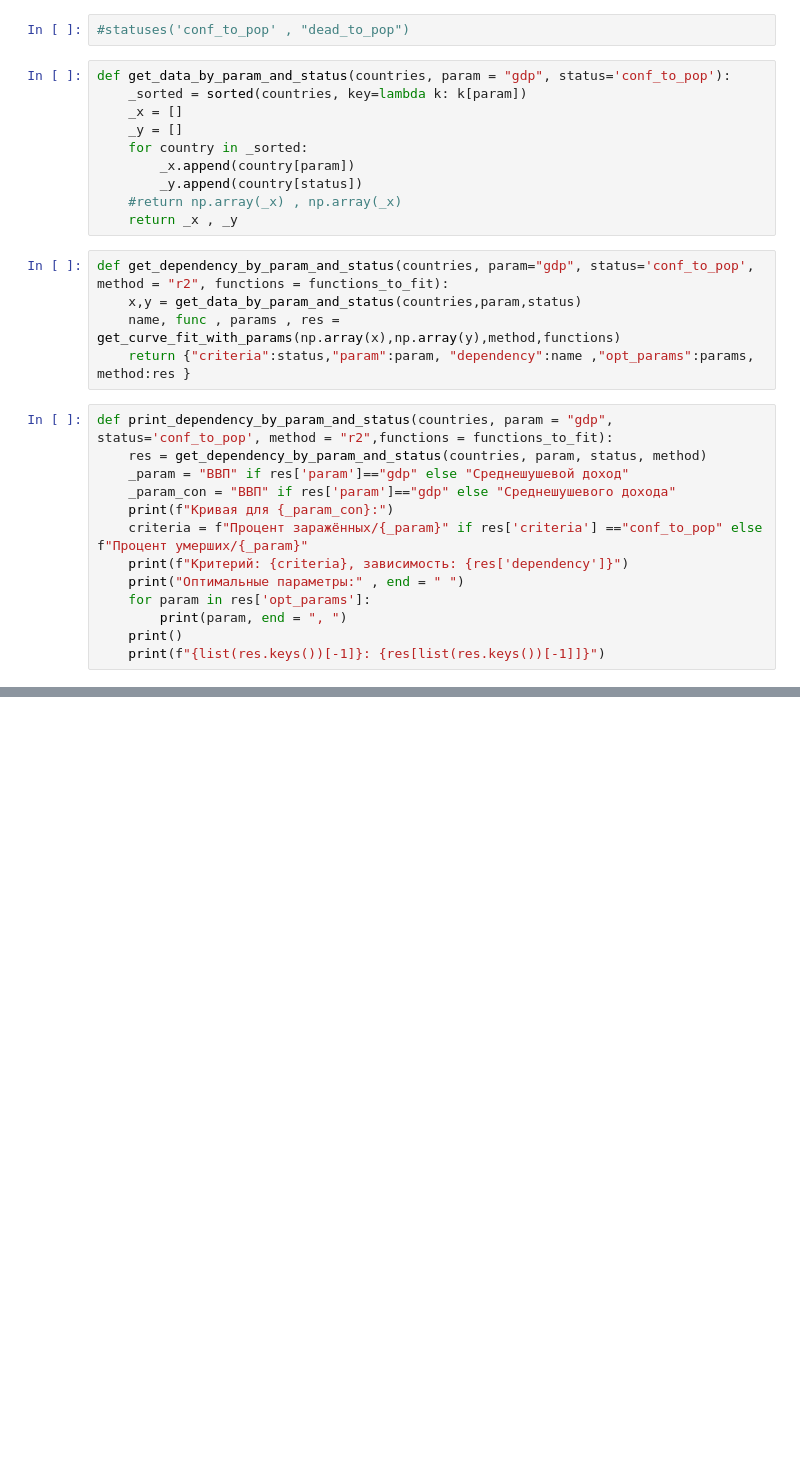
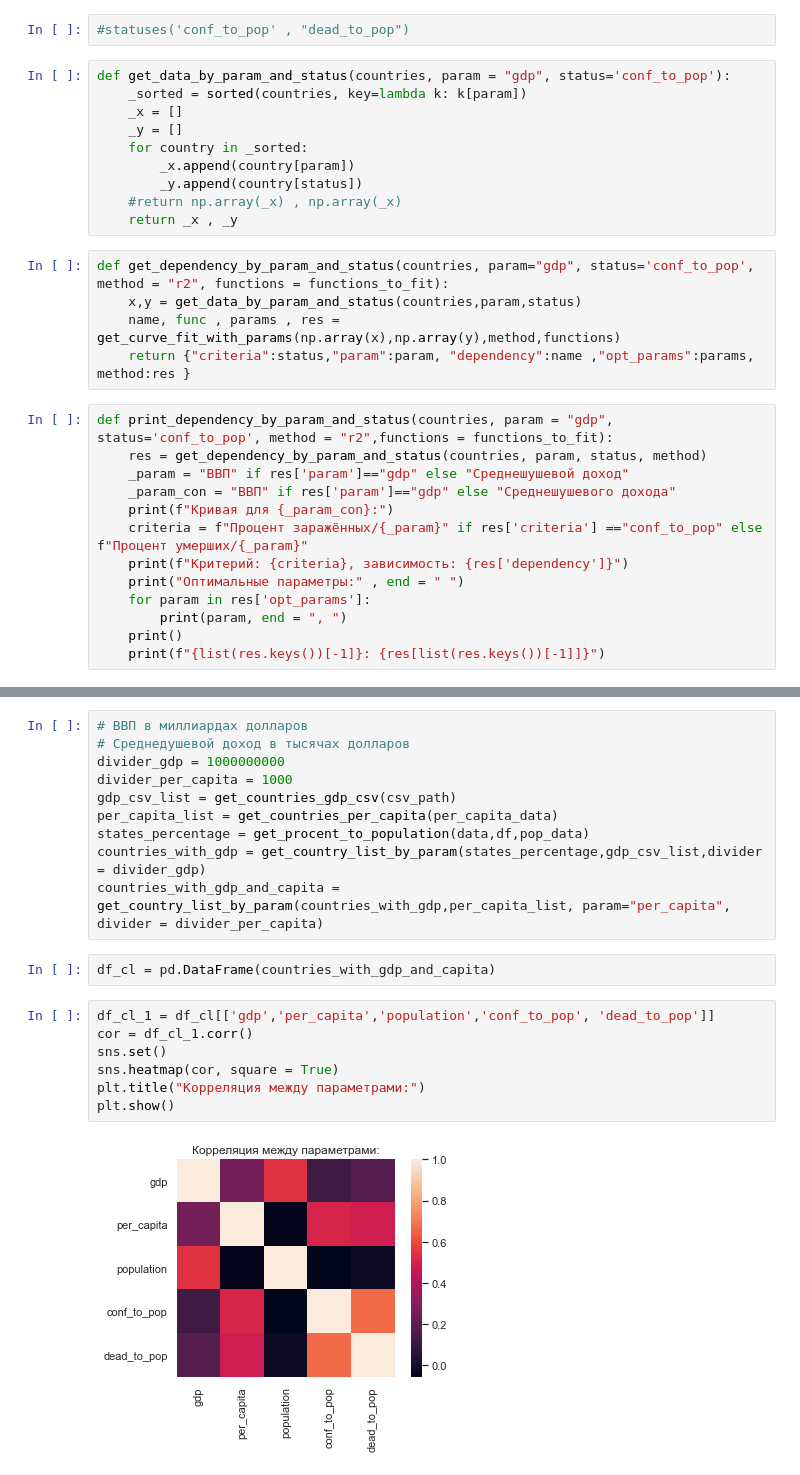
Before and after one commit to Danver98/covid-analysis, a Jupyter notebook: COVID-19.ipynb, the cells around one changed output, grey strips where cells are left out. Drawn from its saved outputs; the diff is of its cells as text; blank space fills up the shorter version.

```diff
--- a/COVID-19.ipynb
+++ b/COVID-19.ipynb
@@ -408,0 +524,21 @@ print_dependency_by_param_and_status(countries_with_gdp_and_capita,param="gdp",
+# %%
+# ВВП в миллиардах долларов
+# Среднедушевой доход в тысячах долларов
+divider_gdp = 1000000000
+divider_per_capita = 1000
+gdp_csv_list = get_countries_gdp_csv(csv_path)
+per_capita_list = get_countries_per_capita(per_capita_data)
+states_percentage = get_procent_to_population(data,df,pop_data)
+countries_with_gdp = get_country_list_by_param(states_percentage,gdp_csv_list,divider = divider_gdp)
+countries_with_gdp_and_capita = get_country_list_by_param(countries_with_gdp,per_capita_list, param="per_capita", divider = divider_per_capita)
+# %%
+df_cl = pd.DataFrame(countries_with_gdp_and_capita)
+# %%
+df_cl_1 = df_cl[['gdp','per_capita','population','conf_to_pop', 'dead_to_pop']]
+cor = df_cl_1.corr()
+sns.set()
+sns.heatmap(cor, square = True)
+plt.title("Корреляция между параметрами:")
+plt.show()
+# %% [output]
+[figure, added]
```
Also changed, not shown: parts of 25 cells of this notebook, 3 other files.
